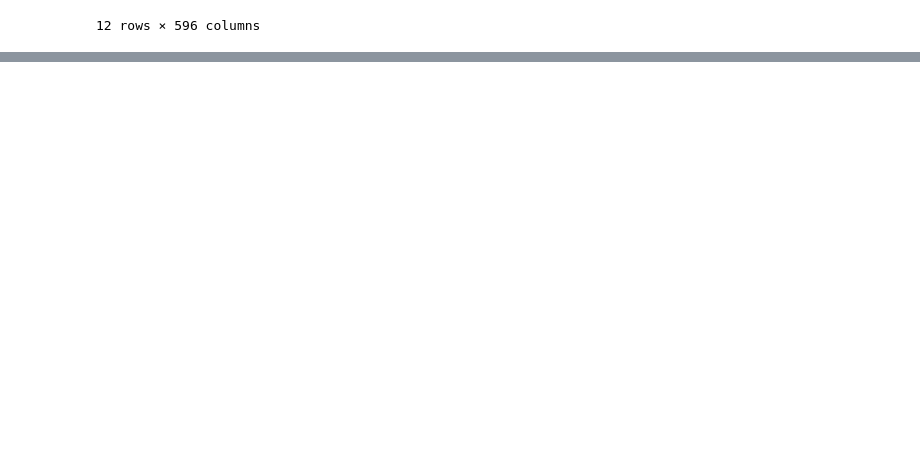
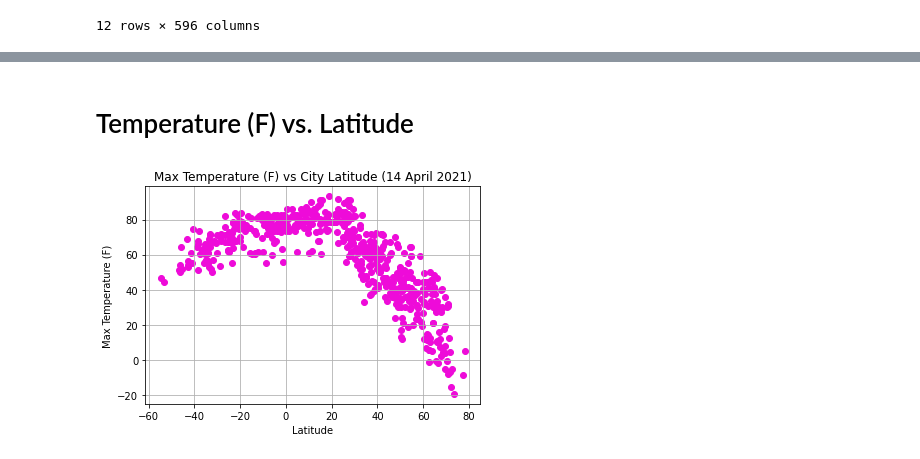
Before and after one commit to zarzarbinks0702/Global-Weather-Analysis, a Jupyter notebook: WeatherPy/WeatherPy.ipynb, the cells around one changed output, grey strips where cells are left out. Saved outputs shown, nothing was run; the diff lists cells and outputs as text; code cells hidden in the pictures; blank space fills up the shorter version.

```diff
--- a/WeatherPy/WeatherPy.ipynb
+++ b/WeatherPy/WeatherPy.ipynb
@@ -194,0 +201,24 @@ formatted_city_weather_df.head()
+# %%
+#setting variables for the plots
+temps = formatted_city_weather_df["Max Temp"]
+humids = formatted_city_weather_df["Humidity"]
+clouds = formatted_city_weather_df["Cloudiness"]
+windsp = formatted_city_weather_df["Wind Speed"]
+lat = formatted_city_weather_df["Lat"]
+# %% [markdown]
+# Temperature (F) vs. Latitude
+# %%
+#creating the temp vs lat plot
+plt.scatter(lat, temps, color="#ee0bd9")
+#setting plot properties
+plt.title("Max Temperature (F) vs City Latitude (14 April 2021)")
+plt.xlabel("Latitude")
+plt.ylabel("Max Temperature (F)")
+plt.grid()
+
+#save the figure as a png file
+plt.savefig("output_data/overall_max_temp_vs_lat_14April2021.png")
+
+plt.show()
+# %% [output]
+[figure, added]
```
Also changed, not shown: parts of 8 cells of this notebook, 3 other files.
